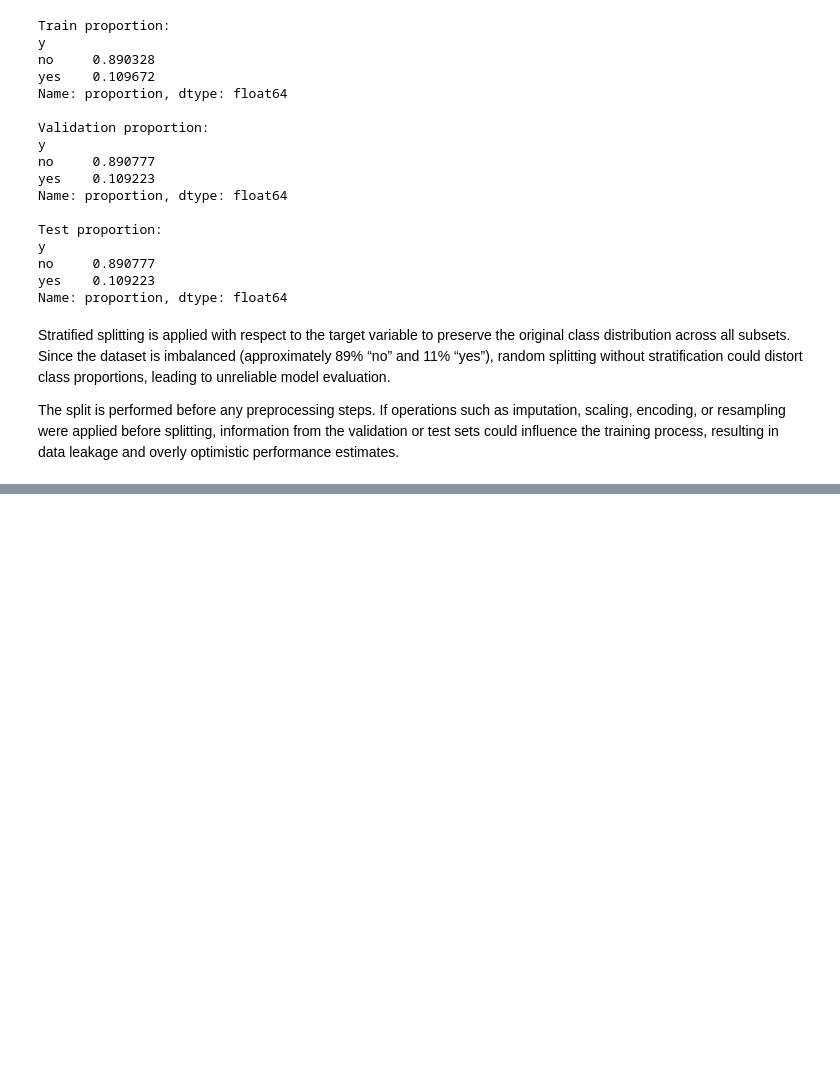
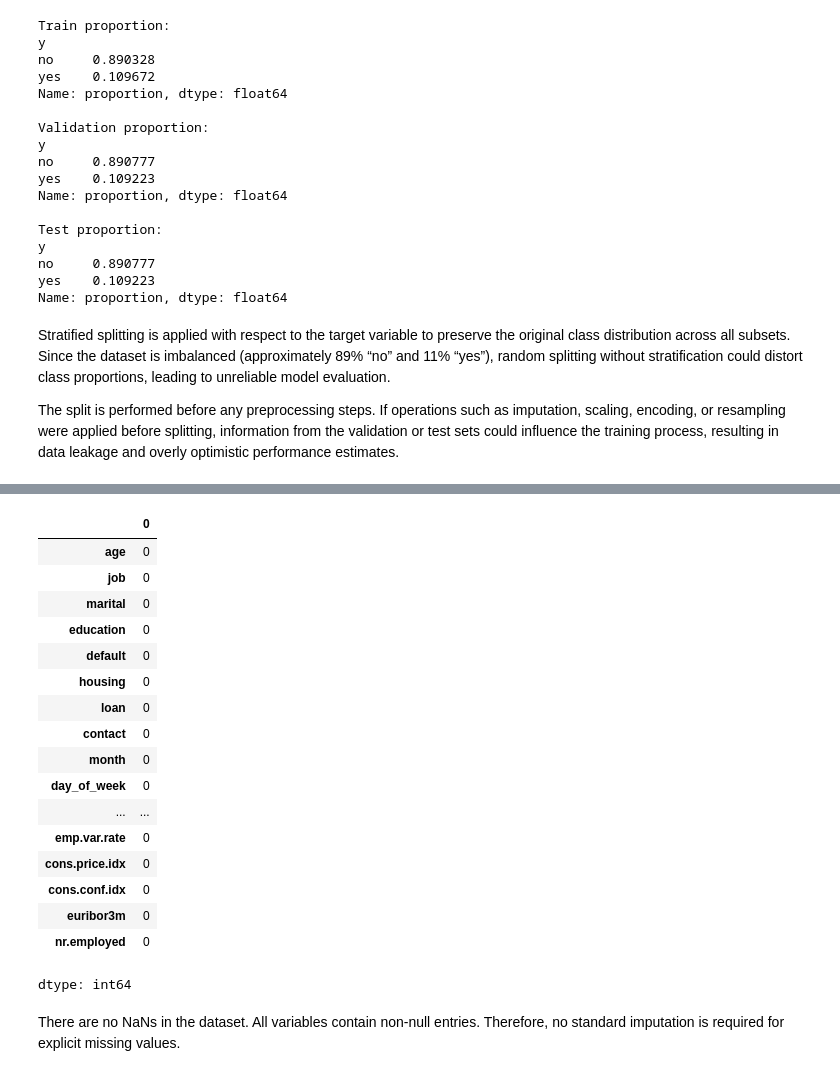
Before and after one commit to mchikovaniieu2024-create/ML-fundamentals-2026, a Jupyter notebook: assignment_1__Marie_Chikovani.ipynb, the cells around one changed output, grey strips where cells are left out. Drawn from its saved outputs; the diff is of its cells as text; code cells hidden in the pictures; blank space fills up the shorter version.

```diff
--- a/assignment_1__Marie_Chikovani.ipynb
+++ b/assignment_1__Marie_Chikovani.ipynb
@@ -288,0 +307,23 @@ The split is performed before any preprocessing steps. If operations such as imp
+# %%
+X_train_full.isna().sum()
+# %% [output]
+|  | 0 |
+| age | 0 |
+| job | 0 |
+| marital | 0 |
+| education | 0 |
+| default | 0 |
+| housing | 0 |
+| loan | 0 |
+| contact | 0 |
+| month | 0 |
+| day_of_week | 0 |
+| ... | ... |
+| emp.var.rate | 0 |
+| cons.price.idx | 0 |
+| cons.conf.idx | 0 |
+| euribor3m | 0 |
+| nr.employed | 0 |
+dtype: int64
+# %% [markdown]
+There are no NaNs in the dataset. All variables contain non-null entries. Therefore, no standard imputation is required for explicit missing values.
```
Also changed, not shown: parts of 10 cells of this notebook.
